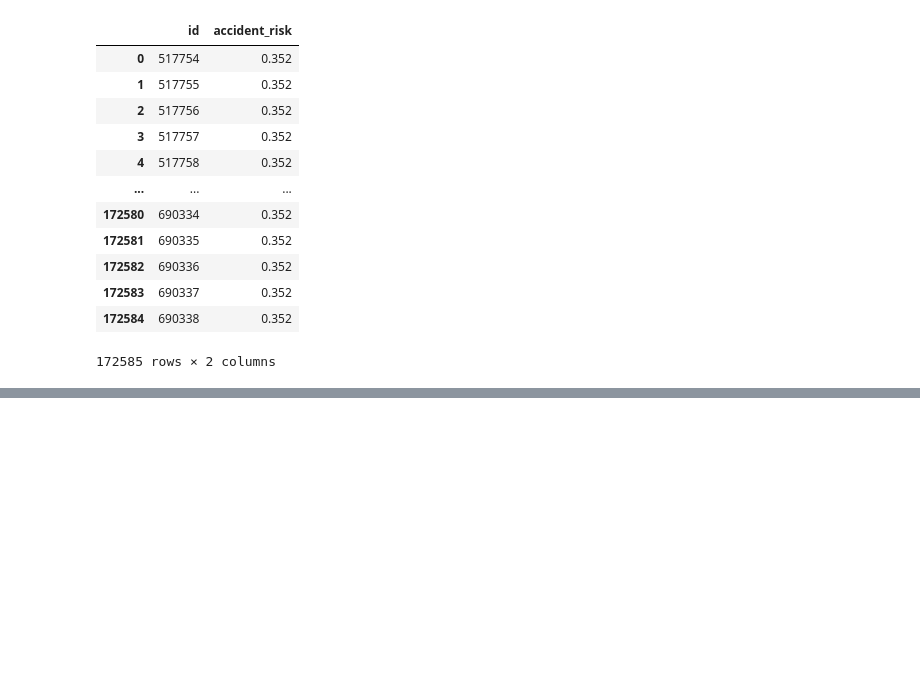
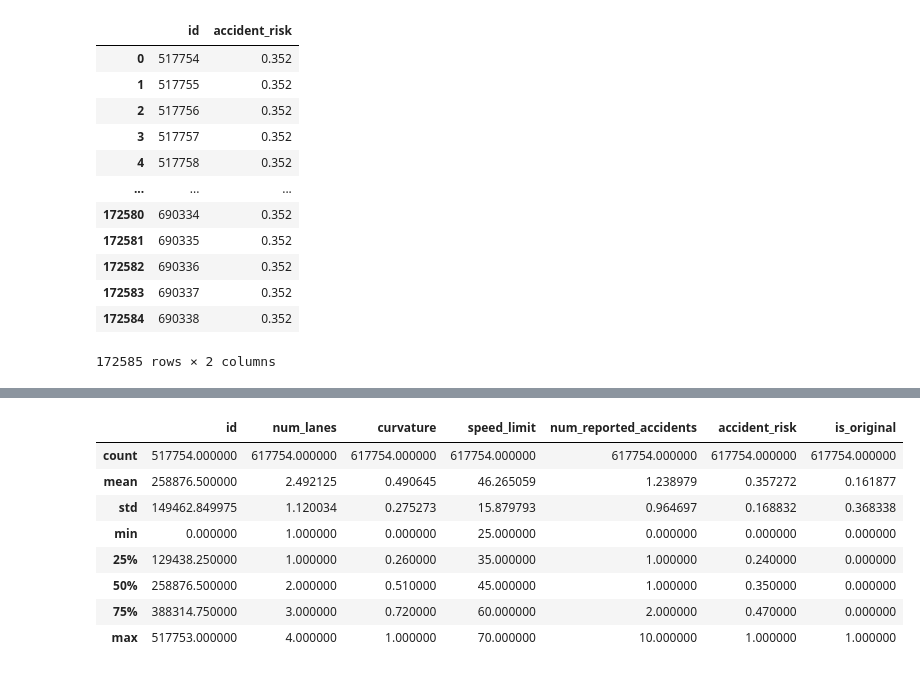
Before and after one commit to Arpit2744/Predicting-Road-Accident-Risk, a Jupyter notebook: notebook/model.ipynb, the cells around one changed output, grey strips where cells are left out. Saved outputs shown, nothing was run; the diff lists cells and outputs as text; code cells hidden in the pictures; blank space fills up the shorter version.

```diff
--- a/notebook/model.ipynb
+++ b/notebook/model.ipynb
@@ -175,0 +201,12 @@ pd.read_csv('sample_submission.csv')
+# %%
+comp_df.describe()
+# %% [output]
+|  | id | num_lanes | curvature | speed_limit | num_reported_accidents | accident_risk | is_original |
+| count | 517754.000000 | 617754.000000 | 617754.000000 | 617754.000000 | 617754.000000 | 617754.000000 | 617754.000000 |
+| mean | 258876.500000 | 2.492125 | 0.490645 | 46.265059 | 1.238979 | 0.357272 | 0.161877 |
+| std | 149462.849975 | 1.120034 | 0.275273 | 15.879793 | 0.964697 | 0.168832 | 0.368338 |
+| min | 0.000000 | 1.000000 | 0.000000 | 25.000000 | 0.000000 | 0.000000 | 0.000000 |
+| 25% | 129438.250000 | 1.000000 | 0.260000 | 35.000000 | 1.000000 | 0.240000 | 0.000000 |
+| 50% | 258876.500000 | 2.000000 | 0.510000 | 45.000000 | 1.000000 | 0.350000 | 0.000000 |
+| 75% | 388314.750000 | 3.000000 | 0.720000 | 60.000000 | 2.000000 | 0.470000 | 0.000000 |
+| max | 517753.000000 | 4.000000 | 1.000000 | 70.000000 | 10.000000 | 1.000000 | 1.000000 |
```
Also changed, not shown: parts of 5 cells of this notebook.
